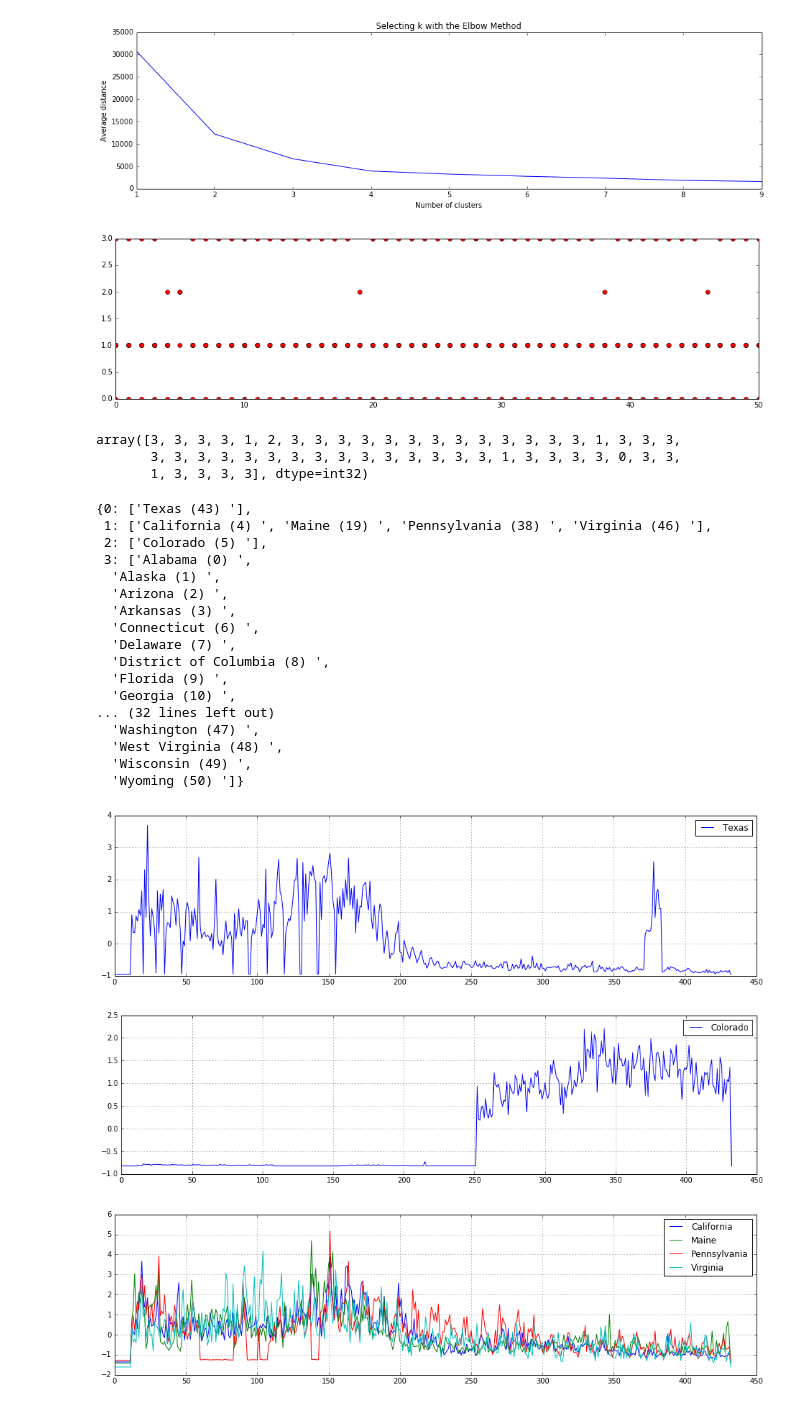
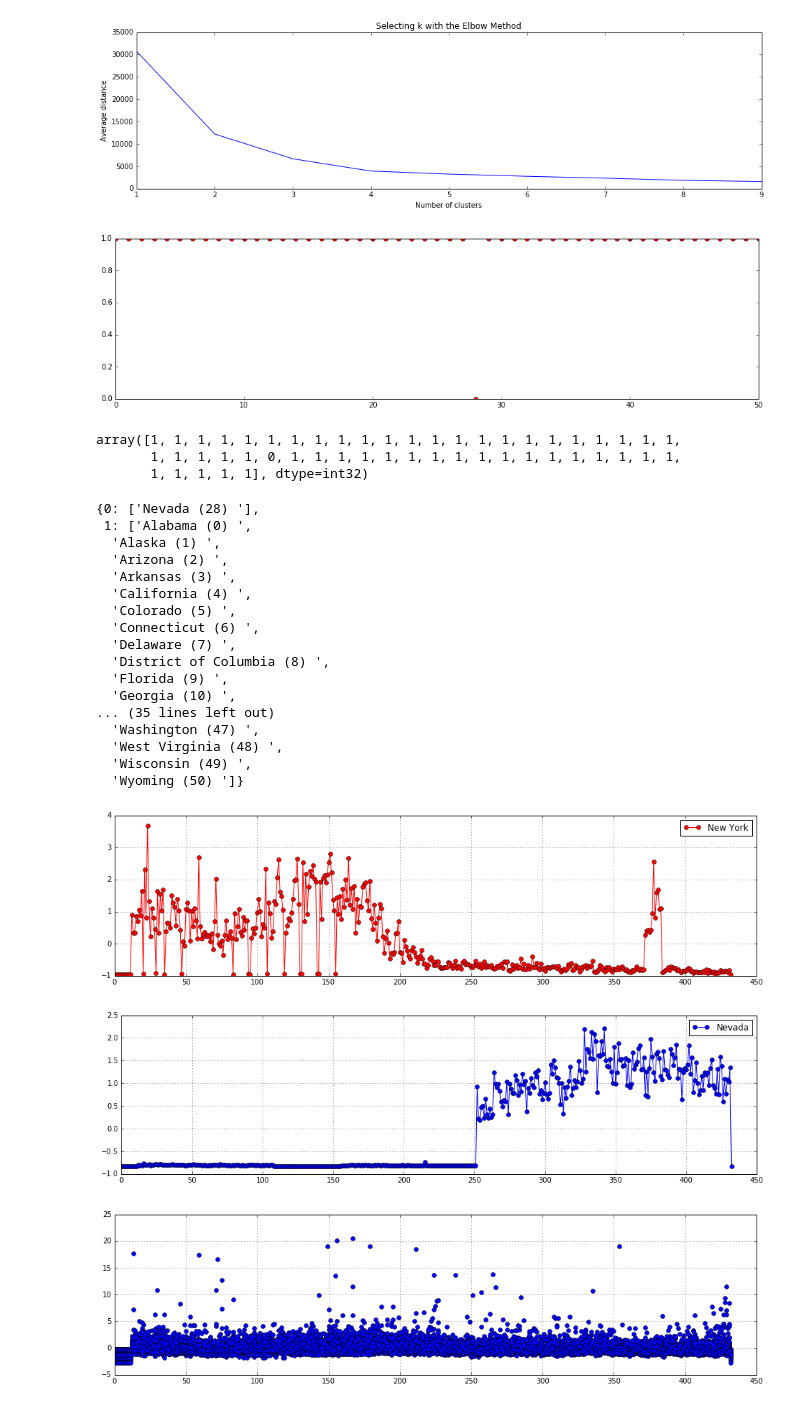
Before and after one commit to vslovik/dm, a Jupyter notebook: time_series/killbill2.ipynb, the cells around one changed output. Saved outputs shown, nothing was run; the diff lists cells and outputs as text; code cells hidden in the pictures.

Commit message:
time series

```diff
--- a/time_series/killbill2.ipynb
+++ b/time_series/killbill2.ipynb
@@ -129,20 +129,20 @@ plt.show()
 # %% [output]
 [figure]
 # %%
-num_clusters = 4
+num_clusters = 2
 km = KMeans(n_clusters=num_clusters, init='random') # k-means++ random
 km.fit(series)
 plt.plot(km.labels_, 'ro')
 plt.show()
 # %% [output]
-[figure, old version]
+[figure, new version]
 # %%
 labels = km.predict(series)
 labels
 # %% [output]
-array([3, 3, 3, 3, 1, 2, 3, 3, 3, 3, 3, 3, 3, 3, 3, 3, 3, 3, 3, 1, 3, 3, 3,
-       3, 3, 3, 3, 3, 3, 3, 3, 3, 3, 3, 3, 3, 3, 3, 1, 3, 3, 3, 3, 0, 3, 3,
-       1, 3, 3, 3, 3], dtype=int32)
+array([1, 1, 1, 1, 1, 1, 1, 1, 1, 1, 1, 1, 1, 1, 1, 1, 1, 1, 1, 1, 1, 1, 1,
+       1, 1, 1, 1, 1, 0, 1, 1, 1, 1, 1, 1, 1, 1, 1, 1, 1, 1, 1, 1, 1, 1, 1,
+       1, 1, 1, 1, 1], dtype=int32)
 # %%
 clusters = dict()
 for i in range(0, num_clusters):
@@ -153,19 +153,19 @@ for i in range(0, 51):
 
 clusters
 # %% [output]
-{0: ['Texas (43) '],
- 1: ['California (4) ', 'Maine (19) ', 'Pennsylvania (38) ', 'Virginia (46) '],
- 2: ['Colorado (5) '],
- 3: ['Alabama (0) ',
+{0: ['Nevada (28) '],
+ 1: ['Alabama (0) ',
   'Alaska (1) ',
   'Arizona (2) ',
   'Arkansas (3) ',
+  'California (4) ',
+  'Colorado (5) ',
   'Connecticut (6) ',
   'Delaware (7) ',
   'District of Columbia (8) ',
   'Florida (9) ',
   'Georgia (10) ',
-... (32 lines left out)
+... (35 lines left out)
   'Washington (47) ',
   'West Virginia (48) ',
   'Wisconsin (49) ',
@@ -177,12 +177,12 @@ for state in list(states):
     i += 1
 fig = plt.figure()
 ax = plt.subplot(111)
-ax.plot((series[43] - series[43].mean())/series[43].std(), 'ro', linestyle='-', label="Texas")
+ax.plot((series[32] - series[32].mean())/series[32].std(), 'ro', linestyle='-', label="New York")
 plt.legend(loc='best')
 plt.grid()
 plt.show()
 # %% [output]
-[figure, old version]
+[figure, new version]
 # %%
 i = 0
 for state in list(states):
@@ -190,25 +190,26 @@ for state in list(states):
     i += 1
 fig = plt.figure()
 ax = plt.subplot(111)
-ax.plot((series[5] - series[5].mean())/series[5].std(), 'bo', linestyle='-', label="Colorado")
+ax.plot((series[28] - series[28].mean())/series[28].std(), 'bo', linestyle='-', label="Nevada")
 plt.legend(loc='best')
 plt.grid()
 plt.show()
 # %% [output]
-[figure, old version]
+[figure, new version]
 # %%
 i = 0
 for state in list(states):
     my_series[state] = states[states.columns[i]]
     i += 1
 fig = plt.figure()
 ax = plt.subplot(111)
-ax.plot((series[4] - series[4].mean())/series[4].std(), 'bo', linestyle='-', label="California")
-ax.plot((series[19] - series[19].mean())/series[19].std(), 'bo', linestyle='-', label="Maine")
-ax.plot((series[38] - series[38].mean())/series[38].std(), 'bo', linestyle='-', label="Pennsylvania")
-ax.plot((series[46] - series[46].mean())/series[46].std(), 'bo', linestyle='-', label="Virginia")
-plt.legend(loc='best')
+for i in range(0, 51):
+    if i == 28:
+        continue
+    if i == 32:
+        continue
+    ax.plot((series[i] - series[i].mean())/series[i].std(), 'bo')
 plt.grid()
 plt.show()
 # %% [output]
-[figure, old version]
+[figure, new version]
```
Also changed, not shown: parts of 2 cells of this notebook.
